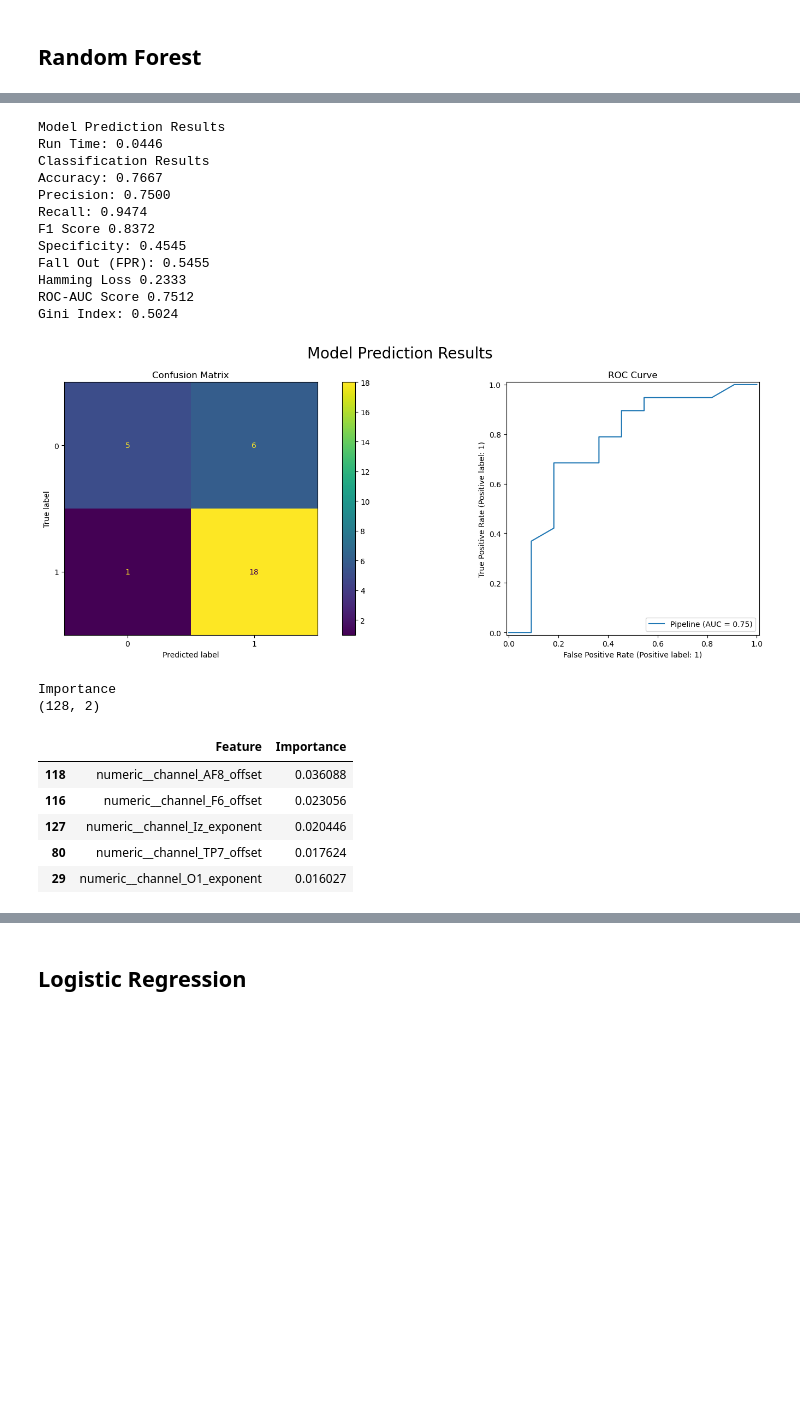
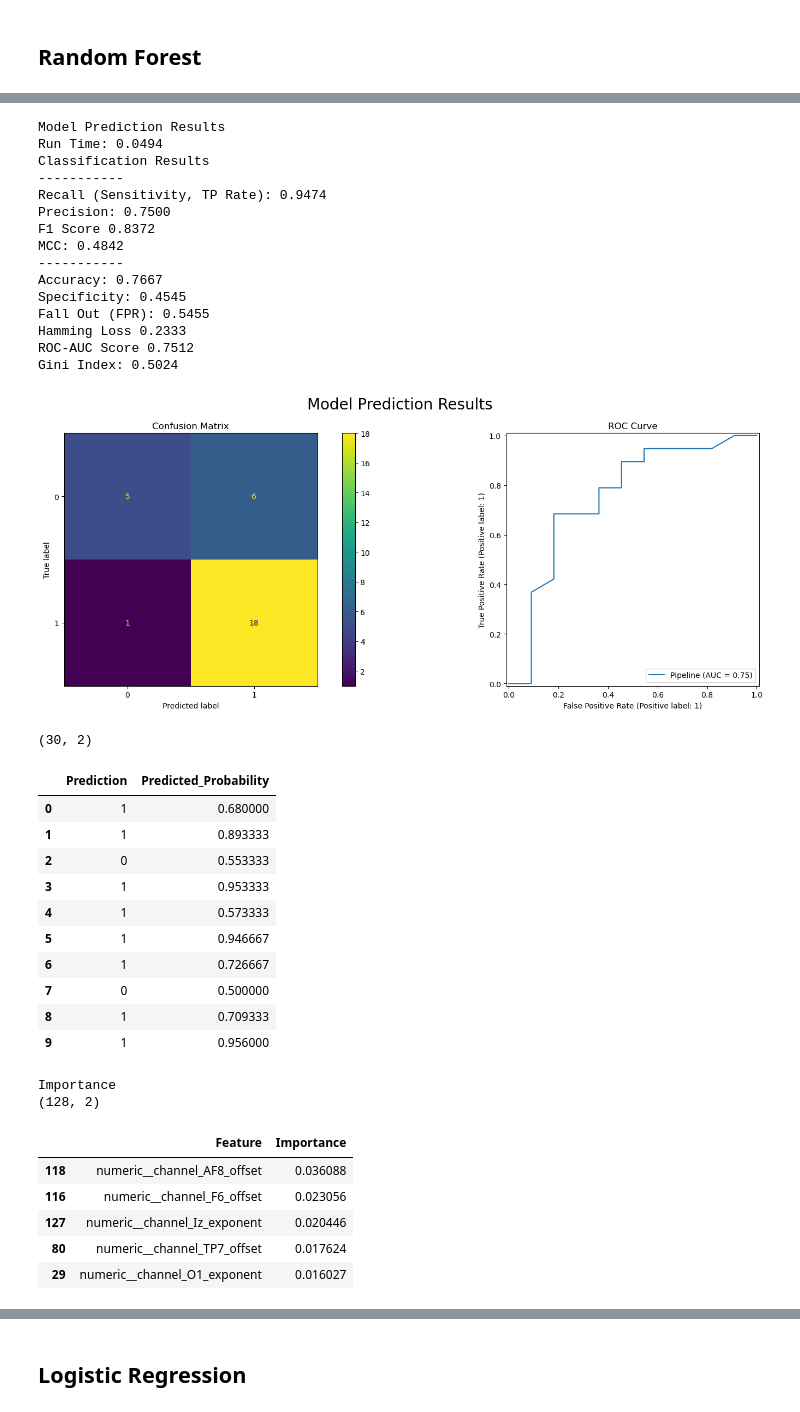
Before and after one commit to StuartG24/EEG_ML_Pipeline, a Jupyter notebook: Notebooks/2_ML_Features_Selection_Training_v6.ipynb, the cells around one changed output, grey strips where cells are left out. Saved outputs shown, nothing was run; the diff lists cells and outputs as text; code cells hidden in the pictures; blank space fills up the shorter version.

Commit message:
Probabilities

```diff
--- a/Notebooks/2_ML_Features_Selection_Training_v6.ipynb
+++ b/Notebooks/2_ML_Features_Selection_Training_v6.ipynb
@@ -714,40 +718,59 @@ Pipeline(steps=[('classifier',
 # %%
 # Model Predictions & Evaluation
 #
 
 start_time = time.perf_counter()
 y_pred = model_randforest.predict(X_test_transformed)
+y_probablities = model_randforest.predict_proba(X_test_transformed)
 duration = time.perf_counter() - start_time
 
 # Evaluate Prediction Results
 print('Model Prediction Results')
 print(f'Run Time: {duration:.4f}')
 classification_metrics(model_randforest, X_test_transformed, y_test, y_pred)
 
+# Assign Probabilities to Each Prediction
+get_prediction_probabilities(y_pred, y_probablities)
+
 # Feature Importance / Contribution
 feature_importance(model_randforest, features_prep_pipeline)
 # %% [output]
 Model Prediction Results
-Run Time: 0.0446
+Run Time: 0.0494
 Classification Results
+-----------
+Recall (Sensitivity, TP Rate): 0.9474
+Precision: 0.7500
+F1 Score 0.8372
+MCC: 0.4842
+-----------
 Accuracy: 0.7667
-Precision: 0.7500
-Recall: 0.9474
-F1 Score 0.8372
 Specificity: 0.4545
 Fall Out (FPR): 0.5455
 Hamming Loss 0.2333
 ROC-AUC Score 0.7512
 Gini Index: 0.5024
 [figure]
-Importance
-(128, 2)
+(30, 2)
-|  | Feature | Importance |
-| 118 | numeric__channel_AF8_offset | 0.036088 |
-| 116 | numeric__channel_F6_offset | 0.023056 |
-| 127 | numeric__channel_Iz_exponent | 0.020446 |
-| 80 | numeric__channel_TP7_offset | 0.017624 |
-| 29 | numeric__channel_O1_exponent | 0.016027 |
+|  | Prediction | Predicted_Probability |
+| 0 | 1 | 0.680000 |
+| 1 | 1 | 0.893333 |
+| 2 | 0 | 0.553333 |
+| 3 | 1 | 0.953333 |
+| 4 | 1 | 0.573333 |
+| 5 | 1 | 0.946667 |
+| 6 | 1 | 0.726667 |
+| 7 | 0 | 0.500000 |
+| 8 | 1 | 0.709333 |
+| 9 | 1 | 0.956000 |
+Importance
+(128, 2)
+|  | Feature | Importance |
+| 118 | numeric__channel_AF8_offset | 0.036088 |
+| 116 | numeric__channel_F6_offset | 0.023056 |
+| 127 | numeric__channel_Iz_exponent | 0.020446 |
+| 80 | numeric__channel_TP7_offset | 0.017624 |
+| 29 | numeric__channel_O1_exponent | 0.016027 |
 [figure]
 # %%
 # Define a prediction probability function for class 1
```
Also changed, not shown: parts of 18 cells of this notebook, 1 other file.
